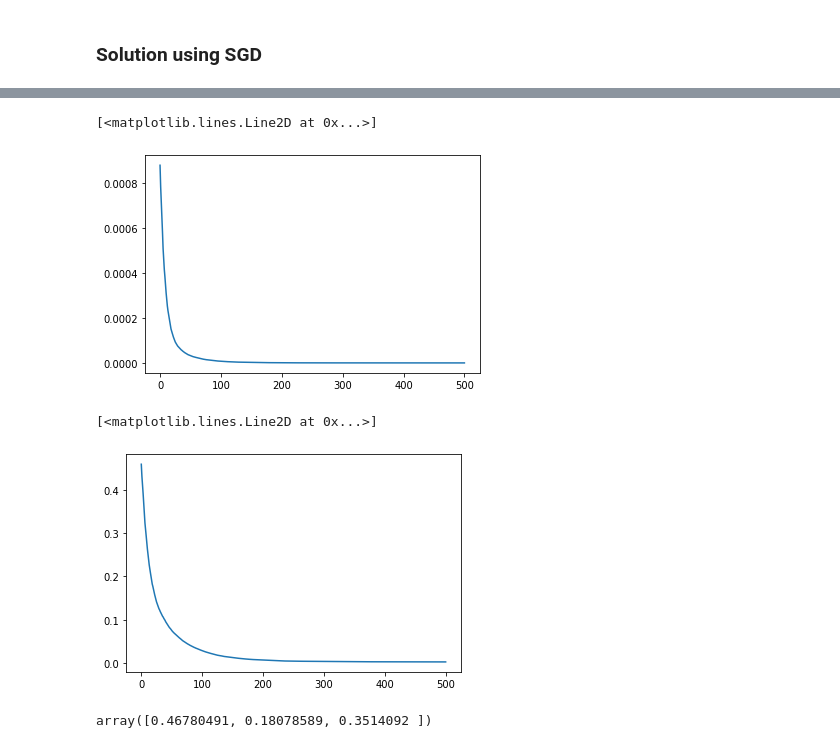
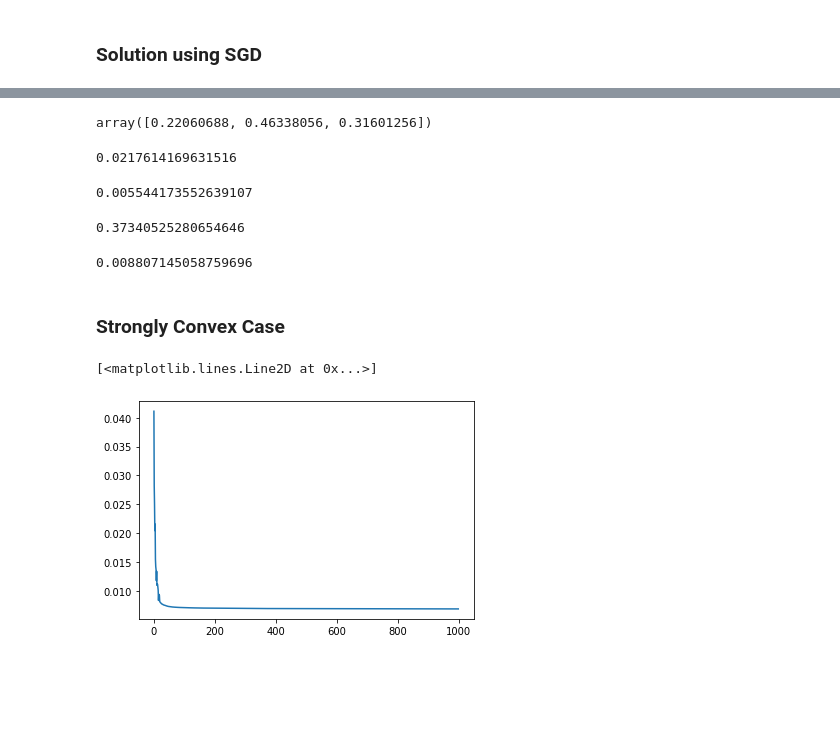
Before and after one commit to Vishwajit-hegde/Utility-Based-Shortfall-Risk, a Jupyter notebook: Markowitz Experiments.ipynb, the cells around one changed output, grey strips where cells are left out. Cells and saved outputs as stored; diff of their text form; code cells hidden in the pictures; blank space fills up the shorter version.

```diff
--- a/Markowitz Experiments.ipynb
+++ b/Markowitz Experiments.ipynb
@@ -145,5 +204,64 @@ for it in tqdm(range(100)):
+# %%
+np.mean(np.array(Thetas1)[:,-1,:],axis=0)
+# %% [output]
+array([0.22060688, 0.46338056, 0.31601256])
+# %%
+np.std(np.array(Theta_Errors),axis=0)[-1]
+# %% [output]
+0.0217614169631516
+# %%
+np.std(np.abs(np.array(SRs1)-sr_star),axis=0)[-1]
+# %% [output]
+0.005544173552639107
+# %%
+np.mean(SRs1,axis=0)[-1]
+# %% [output]
+0.37340525280654646
+# %%
+np.std(SRs1,axis=0)[-1]
+# %% [output]
+0.008807145058759696
+# %% [markdown]
+### Strongly Convex Case
+# %%
+Thetas2 = []
+SRs2 = []
+c = 50
+m = 100
+n = 1000
+np.random.seed(101)
+
+for it in tqdm(range(100)):
+    theta_vals = []
+    sr_estimates = []
+    theta_init = np.random.uniform(0,1,3)
+    theta_init = theta_init/np.sum(theta_init)
+    theta_vals.append(deepcopy(theta_init))
+    return_samples = []
+    theta = deepcopy(theta_init)
+    return_samples = returns_m(mu, sigma, m)
+    for k in range(n):
+        if k>0 and k<20:
+            r_samples = returns_m(mu, sigma, m)
+            return_samples = np.concatenate((return_samples,r_samples),axis=0)
+        elif k==0:
+            return_samples = r_samples
+        sr_val = estimate_sr(theta/np.sum(theta),return_samples[:2000])
+        r_i = np.mean(return_samples, axis = 0)
+        estimate = estimate_h(beta, theta, sr_val, return_samples)
+
+        alpha = c/(c+k)
+        j = np.random.choice([0,1,2])
+        theta[j] = theta[j] - alpha * (estimate[j] - lambda1 * r_i[j] - lambda2)
+        if theta[j] < 0:
+            theta[j] = 0
+        theta_vals.append(theta/np.sum(theta))
+        sr_estimates.append(sr_val)
+
+    Thetas2.append(theta_vals)
+    SRs2.append(sr_estimates)
 # %%
-plt.plot(np.abs(np.mean(np.array(SRs),axis=0)-sr_star)**2)
+plt.plot(np.mean(np.abs(np.array(SRs2)-sr_star),axis=0))
 # %% [output]
 [<matplotlib.lines.Line2D at 0x...>]
-[figure, old version]
+[figure, new version]
@@ -157,9 +267,0 @@ for j in range(100):
-# %%
-plt.plot(np.mean(np.array(Theta_Errors),axis=0))
-# %% [output]
-[<matplotlib.lines.Line2D at 0x...>]
-[figure, removed]
-# %%
-np.mean(np.array(Thetas)[:,-1,:],axis=0)
-# %% [output]
-array([0.46780491, 0.18078589, 0.3514092 ])
```
Also changed, not shown: parts of 22 cells of this notebook.
